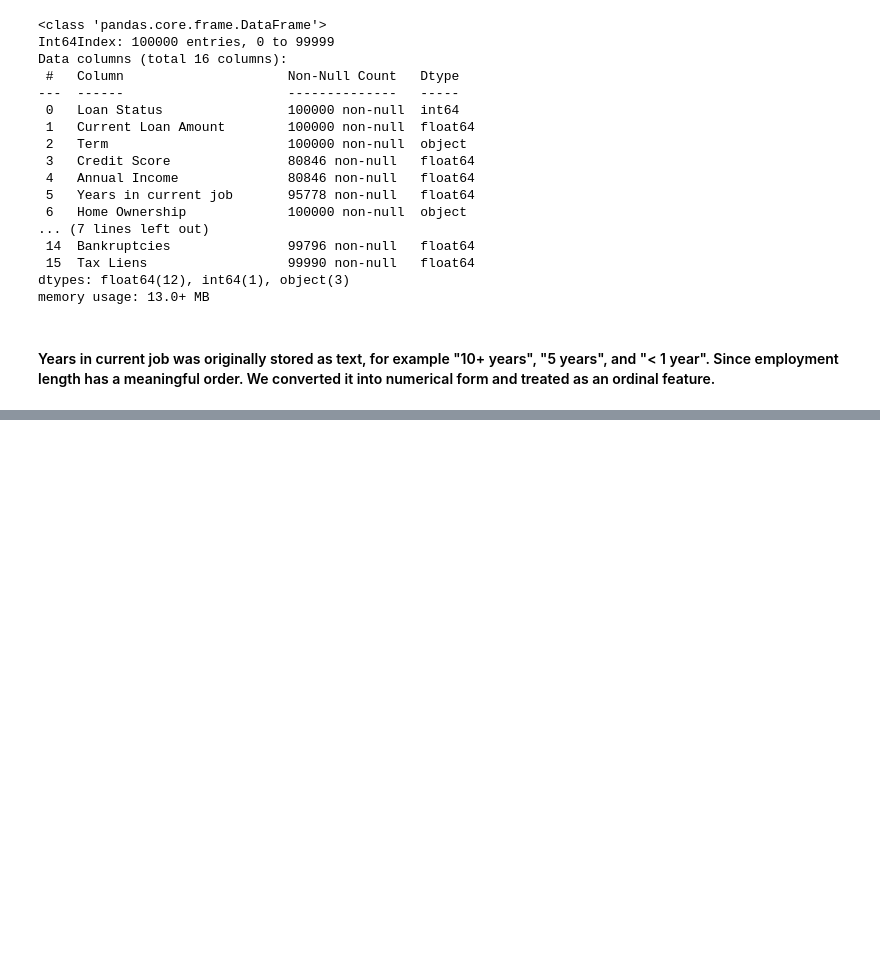
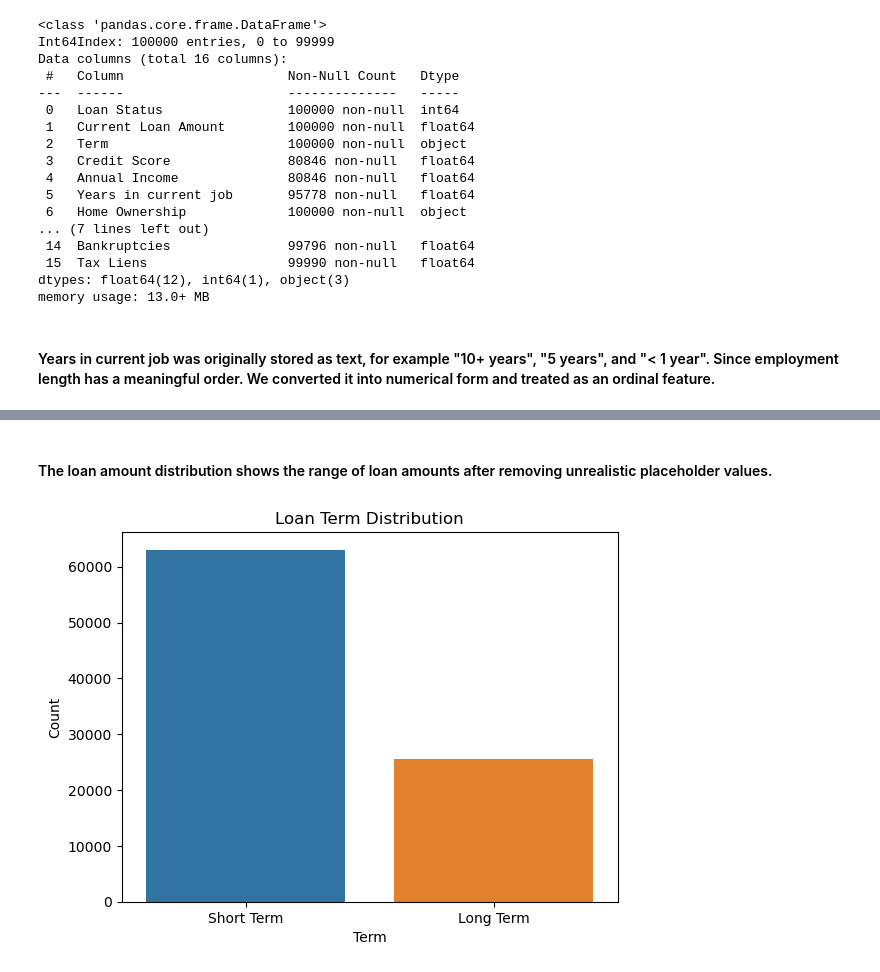
Before and after one commit to PratikG091202/credit-risk-prediction-ml, a Jupyter notebook: credit_risk_analysis.ipynb, the cells around one changed output, grey strips where cells are left out. Saved outputs shown, nothing was run; the diff lists cells and outputs as text; code cells hidden in the pictures; blank space fills up the shorter version.

```diff
--- a/credit_risk_analysis.ipynb
+++ b/credit_risk_analysis.ipynb
@@ -230,0 +402,12 @@ memory usage: 13.0+ MB
+# %% [markdown]
+#### The loan amount distribution shows the range of loan amounts after removing unrealistic placeholder values.
+# %%
+sns.countplot(x='Term', data=loan_data)
+
+plt.title("Loan Term Distribution")
+plt.xlabel("Term")
+plt.ylabel("Count")
+
+plt.show()
+# %% [output]
+[figure, added]
```
Also changed, not shown: parts of 53 cells of this notebook.
